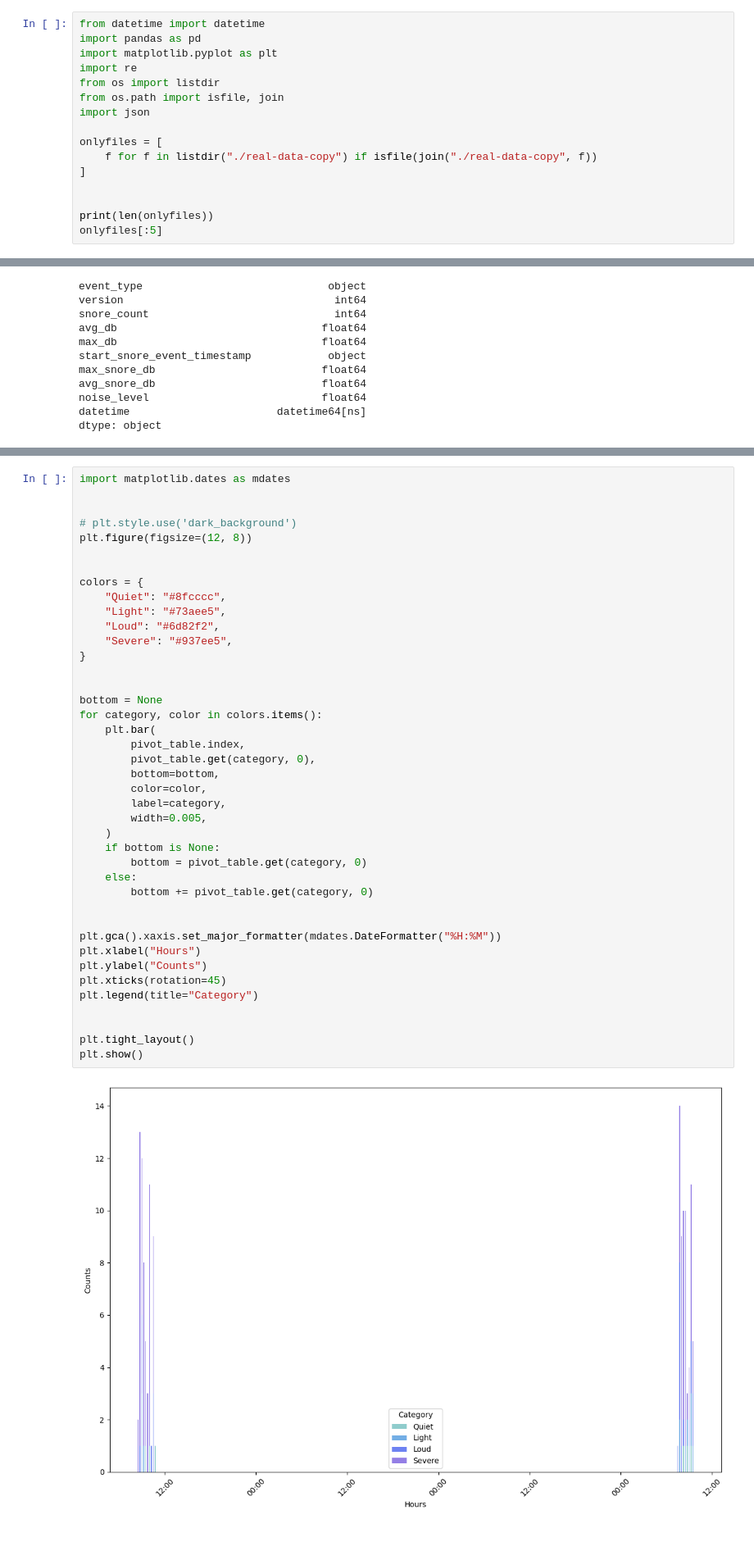
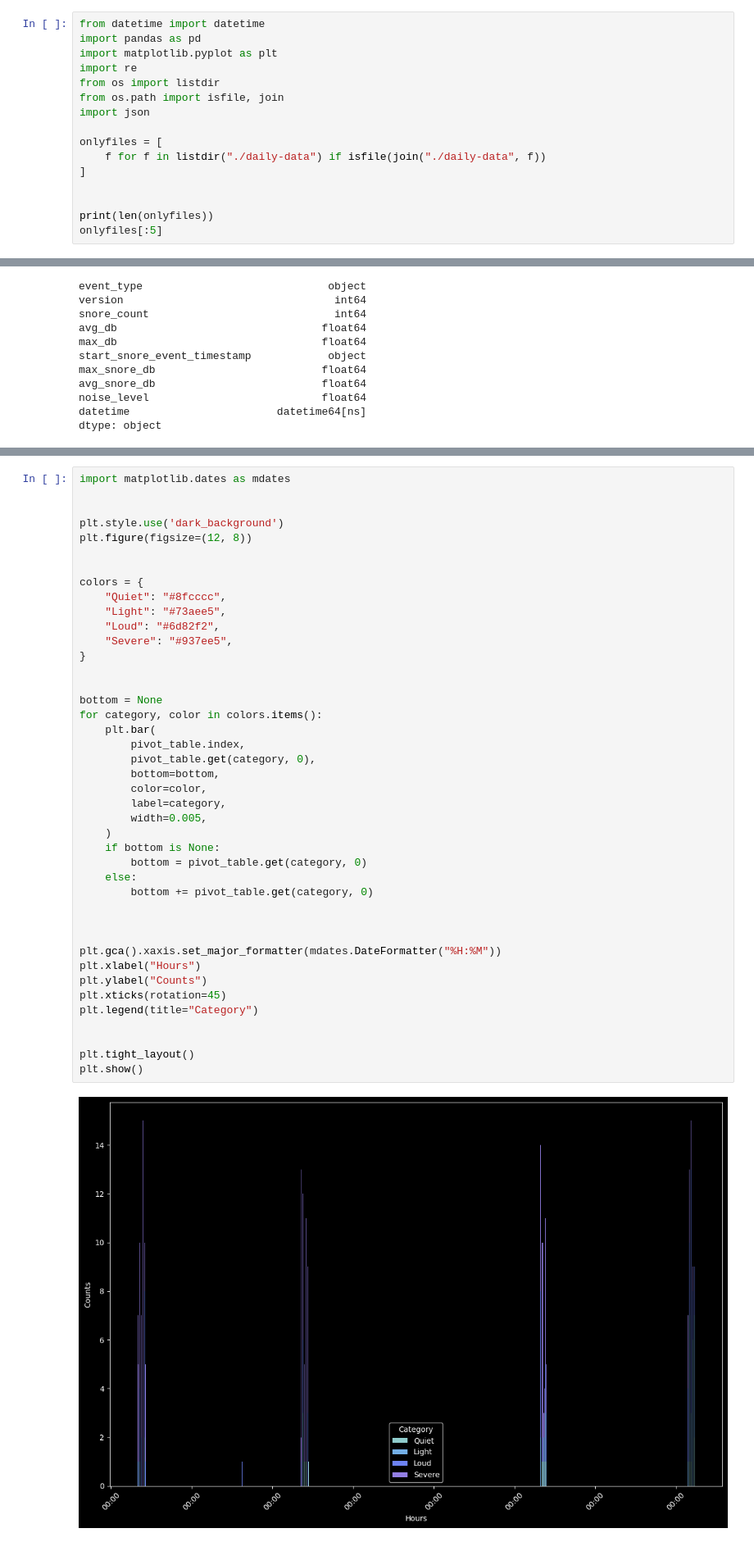
Before and after one commit to okanwyl/plot-test, a Jupyter notebook: pilot-test.ipynb, the cells around one changed output, grey strips where cells are left out. Shown: that part at 82% size. Saved outputs shown, nothing was run; the diff lists cells and outputs as text.

```diff
--- a/pilot-test.ipynb
+++ b/pilot-test.ipynb
@@ -8,7 +8,7 @@ from os.path import isfile, join
 import json
 
 onlyfiles = [
-    f for f in listdir("./real-data-copy") if isfile(join("./real-data-copy", f))
+    f for f in listdir("./daily-data") if isfile(join("./daily-data", f))
 ]
 
 
@@ -170,7 +188,7 @@ pivot_table
 import matplotlib.dates as mdates
 
 
-# plt.style.use('dark_background')
+plt.style.use('dark_background')
 plt.figure(figsize=(12, 8))
 
 
@@ -181,31 +199,32 @@ colors = {
     "Severe": "#937ee5",
 }
 
 
 bottom = None
 for category, color in colors.items():
     plt.bar(
         pivot_table.index,
         pivot_table.get(category, 0),
         bottom=bottom,
         color=color,
         label=category,
         width=0.005,
     )
     if bottom is None:
         bottom = pivot_table.get(category, 0)
     else:
         bottom += pivot_table.get(category, 0)
 
 
+
 plt.gca().xaxis.set_major_formatter(mdates.DateFormatter("%H:%M"))
 plt.xlabel("Hours")
 plt.ylabel("Counts")
 plt.xticks(rotation=45)
 plt.legend(title="Category")
 
 
 plt.tight_layout()
 plt.show()
 # %% [output]
-[figure, old version]
+[figure, new version]
```
Also changed, not shown: parts of 10 cells of this notebook, 3 other files.
